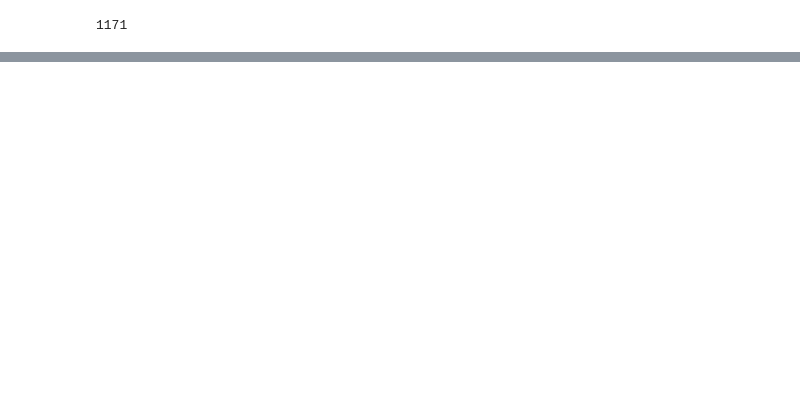
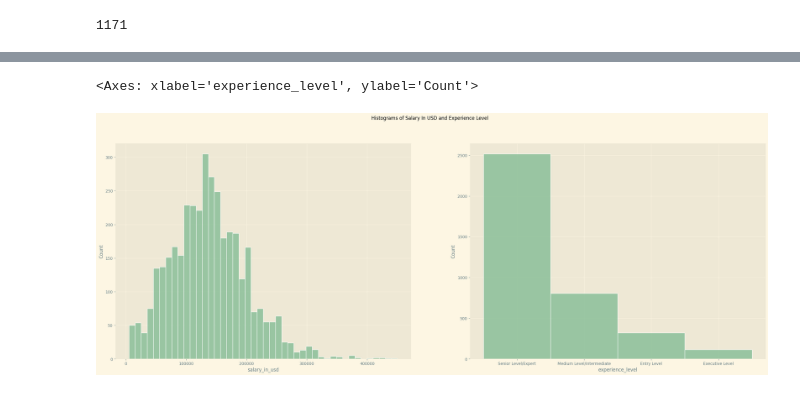
Before and after one commit to OtoYuki/Applied_Data-Science_Coursework, a Jupyter notebook: data_science_salaries.ipynb, the cells around one changed output, grey strips where cells are left out. Saved outputs shown, nothing was run; the diff lists cells and outputs as text; code cells hidden in the pictures; blank space fills up the shorter version.

```diff
--- a/data_science_salaries.ipynb
+++ b/data_science_salaries.ipynb
@@ -153,0 +283,6 @@ dtype: int64
+# %%
+salary_explvl = data.groupby('experience_level')['salary_in_usd'].mean().round()
+plt.figure(figsize=(7,7))
+plt.style.use('Solarize_Light2')
+sns.barplot(x=salary_explvl.index, y=salary_explvl.values, palette='rocket', hue=salary_explvl.index)
+plt.xticks(rotation=90)
@@ -153,0 +296,15 @@ dtype: int64
+# %%
+# Assigning the Variables to be Used to Create the Boxplot and Histogram
+v1 = 'salary_in_usd'
+v2 = 'experience_level'
+
+plt.figure(figsize=(30,10))
+sns.set_palette('crest')
+plt.suptitle('Histograms of Salary In USD and Experience Level', color='black')
+plt.subplot(1,2,1)
+sns.histplot(data[v1])
+plt.subplot(1,2,2)
+sns.histplot(data[v2])
+# %% [output]
+<Axes: xlabel='experience_level', ylabel='Count'>
+[figure, added]
```
Also changed, not shown: parts of 14 cells of this notebook.
